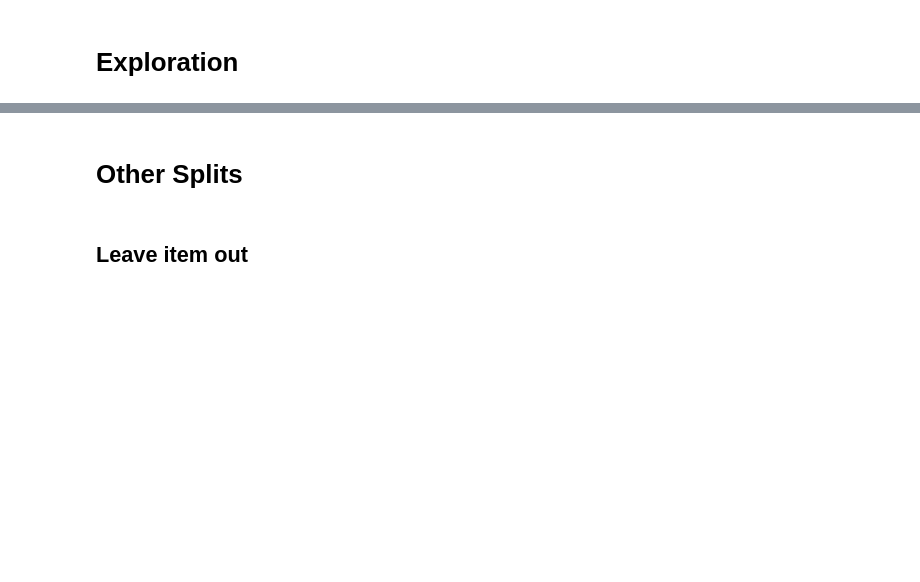
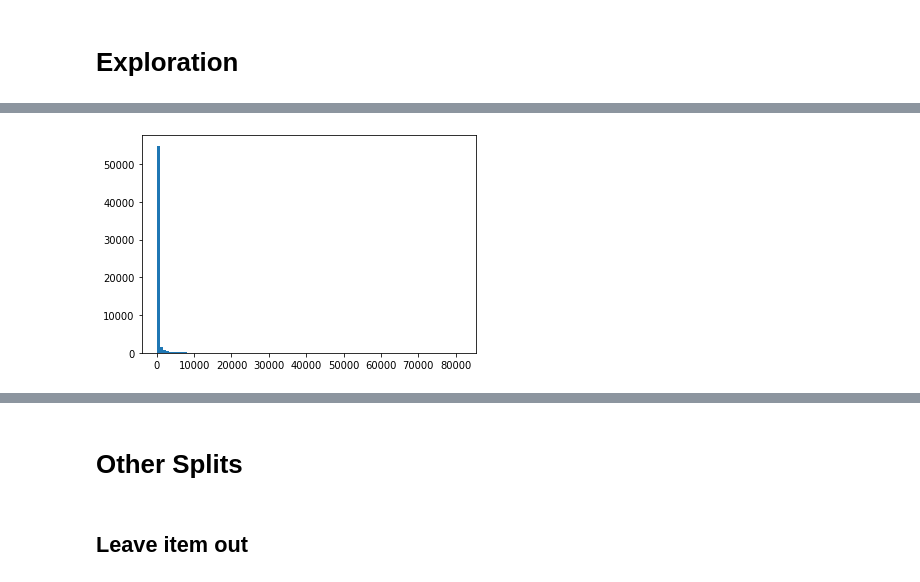
Before and after one commit to ROpdam/recommender_comparison, a Jupyter notebook: data_used.ipynb, the cells around one changed output, grey strips where cells are left out. Saved outputs shown, nothing was run; the diff lists cells and outputs as text; code cells hidden in the pictures; blank space fills up the shorter version.

```diff
--- a/data_used.ipynb
+++ b/data_used.ipynb
@@ -10,8 +12,8 @@ pd.set_option('display.max_columns', 100)
 # %% [markdown]
 # Read Data
 # %%
-path = 'C:/Users/robin.opdam/Google Drive/Thesis (Msc)/Thesis_shared_files/'
-# path = '/Users/Robin/Google Drive/Thesis (Msc)/Thesis_shared_files/'
+# path = 'C:/Users/robin.opdam/Google Drive/Thesis (Msc)/Thesis_shared_files/'
+path = '/Users/Robin/Google Drive/Thesis (Msc)/Thesis_shared_files/'
 data_path = 'data/'
 # %% [markdown]
 # Full datasets
@@ -166,0 +202,2 @@ FileNotFoundError: [Errno 2] No such file or directory: 'Plots/Deliverables/rati
+# %%
+ml =  pd.read_pickle(path + 'Data/ML/ML_01_users')
@@ -166,0 +207,5 @@ FileNotFoundError: [Errno 2] No such file or directory: 'Plots/Deliverables/rati
+# %%
+plt.hist(ml.groupby('item')['user'].count().sort_values(ascending=False), bins=100)
+plt.show()
+# %% [output]
+[figure, added]
```
Also changed, not shown: parts of 29 cells of this notebook, 3 other files.
